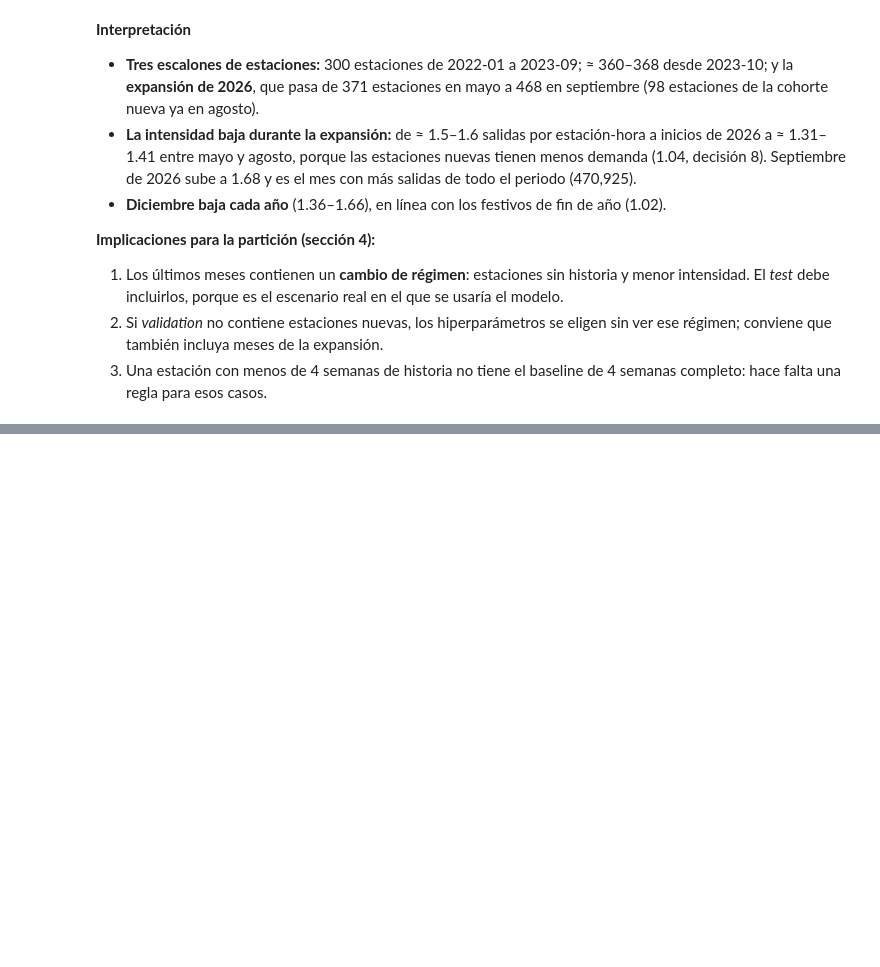
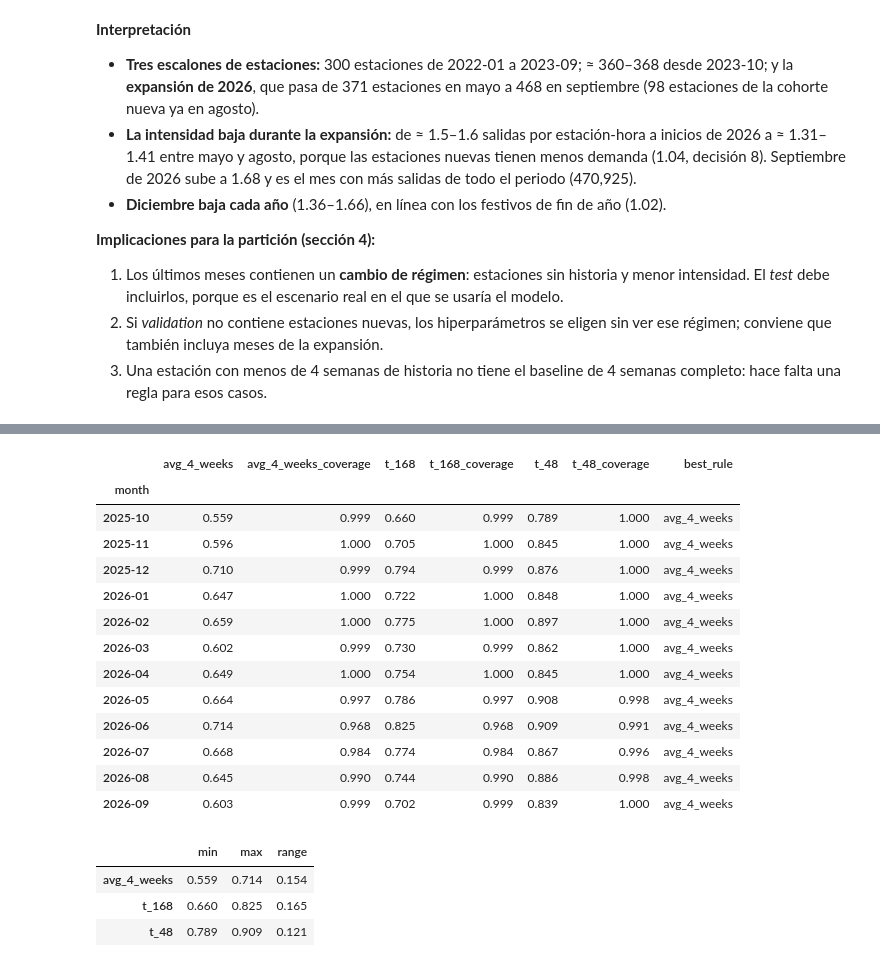
Before and after one commit to LeonardoSantosGrc/MiBici, a Jupyter notebook: notebooks/3.01-lsg-modeling-contract.ipynb, the cells around one changed output, grey strips where cells are left out. Saved outputs shown, nothing was run; the diff lists cells and outputs as text; code cells hidden in the pictures; blank space fills up the shorter version.

```diff
--- a/notebooks/3.01-lsg-modeling-contract.ipynb
+++ b/notebooks/3.01-lsg-modeling-contract.ipynb
@@ -210,0 +228,64 @@ plt.show()
+# %%
+import numpy as np
+
+# Lagged departures of the same station, `hours` earlier (NaN if that row does not exist)
+departures_by_key = df.set_index(["station_id", "hour_start"])["departures"]
+
+
+def lagged(hours: int) -> np.ndarray:
+    keys = pd.MultiIndex.from_arrays(
+        [df["station_id"], df["hour_start"] - pd.Timedelta(hours=hours)]
+    )
+    return departures_by_key.reindex(keys).to_numpy(dtype=float)
+
+
+weekly = np.vstack([lagged(168 * k) for k in range(1, 5)])  # same hour, 1-4 weeks back
+rules = pd.DataFrame(
+    {
+        "avg_4_weeks": pd.DataFrame(weekly.T).mean(axis=1).to_numpy(),  # skips missing weeks
+        "t_168": weekly[0],
+        "t_48": lagged(48),
+    },
+    index=df.index,
+)
+
+# Monthly WAPE over the last 12 months, each rule on the rows where it exists
+recent = df["hour_start"] >= "2025-10-01"
+by_month = df.loc[recent, "hour_start"].dt.to_period("M")
+rows = []
+for month, idx in by_month.groupby(by_month).groups.items():
+    y = df.loc[idx, "departures"]
+    row = {"month": str(month)}
+    for rule in rules.columns:
+        pred = rules.loc[idx, rule]
+        ok = pred.notna()
+        row[rule] = (y[ok] - pred[ok]).abs().sum() / y[ok].sum()
+        row[f"{rule}_coverage"] = ok.mean()
+    rows.append(row)
+monthly_wape = pd.DataFrame(rows).set_index("month")
+monthly_wape["best_rule"] = monthly_wape[rules.columns].idxmin(axis=1)
+monthly_wape.style.format(precision=3)
+# %% [output]
+|  | avg_4_weeks | avg_4_weeks_coverage | t_168 | t_168_coverage | t_48 | t_48_coverage | best_rule |
+| month |  |  |  |  |  |  |  |
+| 2025-10 | 0.559 | 0.999 | 0.660 | 0.999 | 0.789 | 1.000 | avg_4_weeks |
+| 2025-11 | 0.596 | 1.000 | 0.705 | 1.000 | 0.845 | 1.000 | avg_4_weeks |
+| 2025-12 | 0.710 | 0.999 | 0.794 | 0.999 | 0.876 | 1.000 | avg_4_weeks |
+| 2026-01 | 0.647 | 1.000 | 0.722 | 1.000 | 0.848 | 1.000 | avg_4_weeks |
+| 2026-02 | 0.659 | 1.000 | 0.775 | 1.000 | 0.897 | 1.000 | avg_4_weeks |
+| 2026-03 | 0.602 | 0.999 | 0.730 | 0.999 | 0.862 | 1.000 | avg_4_weeks |
+| 2026-04 | 0.649 | 1.000 | 0.754 | 1.000 | 0.845 | 1.000 | avg_4_weeks |
+| 2026-05 | 0.664 | 0.997 | 0.786 | 0.997 | 0.908 | 0.998 | avg_4_weeks |
+| 2026-06 | 0.714 | 0.968 | 0.825 | 0.968 | 0.909 | 0.991 | avg_4_weeks |
+| 2026-07 | 0.668 | 0.984 | 0.774 | 0.984 | 0.867 | 0.996 | avg_4_weeks |
+| 2026-08 | 0.645 | 0.990 | 0.744 | 0.990 | 0.886 | 0.998 | avg_4_weeks |
+| 2026-09 | 0.603 | 0.999 | 0.702 | 0.999 | 0.839 | 1.000 | avg_4_weeks |
+# %%
+monthly_wape[rules.columns].agg(["min", "max"]).T.assign(
+    range=lambda t: t["max"] - t["min"]
+).style.format(precision=3)
+# %% [output]
+|  | min | max | range |
+| avg_4_weeks | 0.559 | 0.714 | 0.154 |
+| t_168 | 0.660 | 0.825 | 0.165 |
+| t_48 | 0.789 | 0.909 | 0.121 |
```
Also changed, not shown: parts of 7 cells of this notebook.
